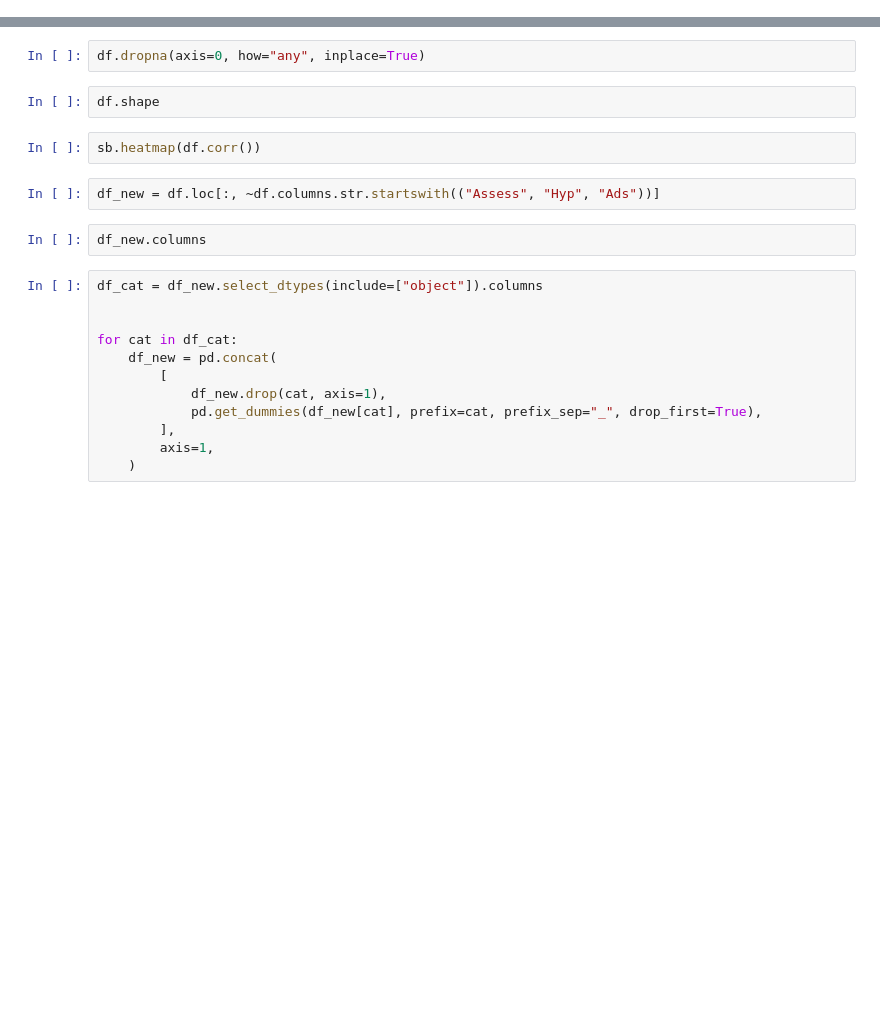
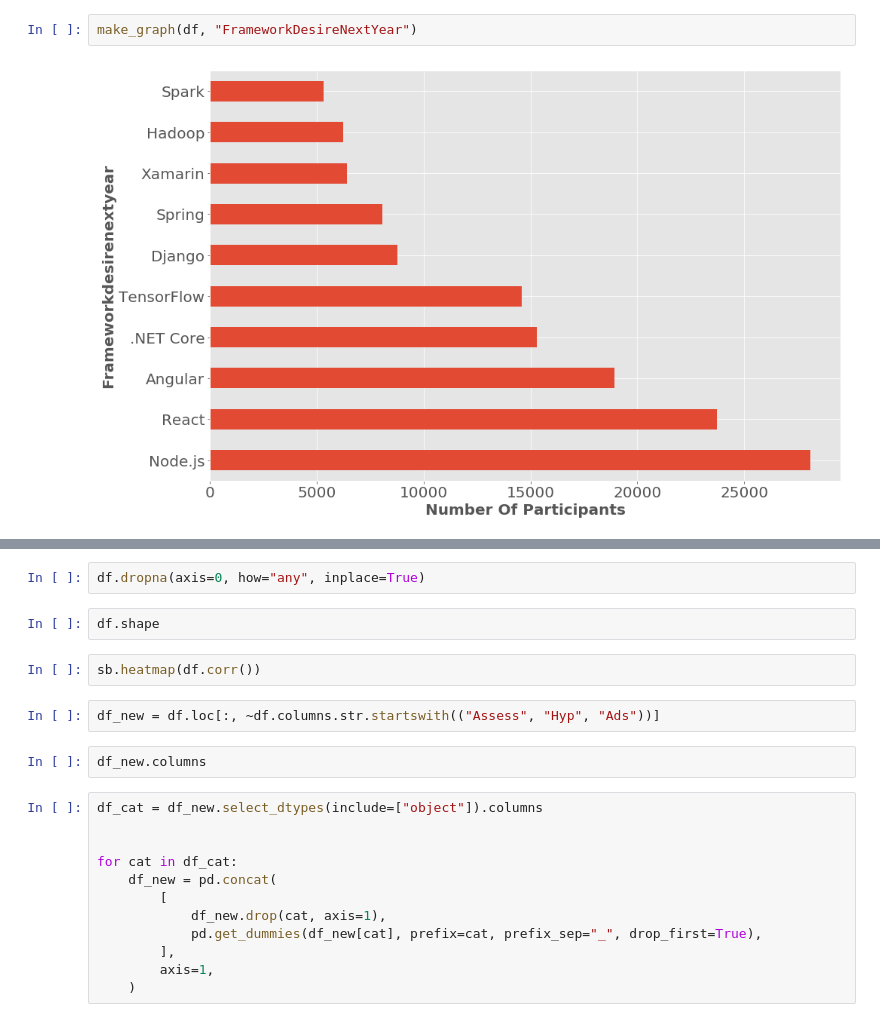
Before and after one commit to Anxhela21/SlackOverflow_2018, a Jupyter notebook: StackOverflowData2018.ipynb, the cells around one changed output, grey strips where cells are left out. Drawn from its saved outputs; the diff is of its cells as text; blank space fills up the shorter version.

```diff
--- a/StackOverflowData2018.ipynb
+++ b/StackOverflowData2018.ipynb
@@ -26,0 +74,4 @@ df.head()
+# %%
+make_graph(df, "FrameworkDesireNextYear")
+# %% [output]
+[figure, added]
```
Also changed, not shown: parts of 34 cells of this notebook, 3 other files.
